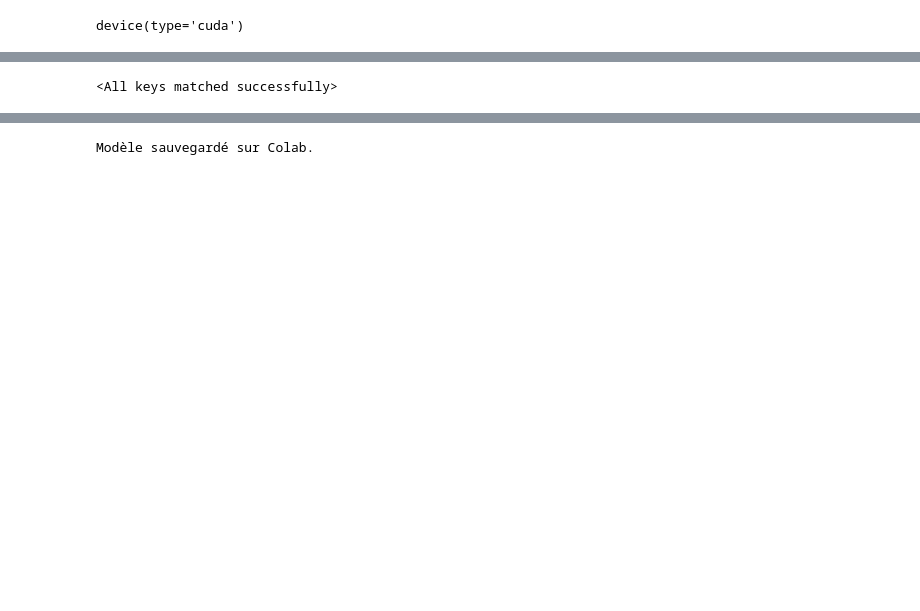
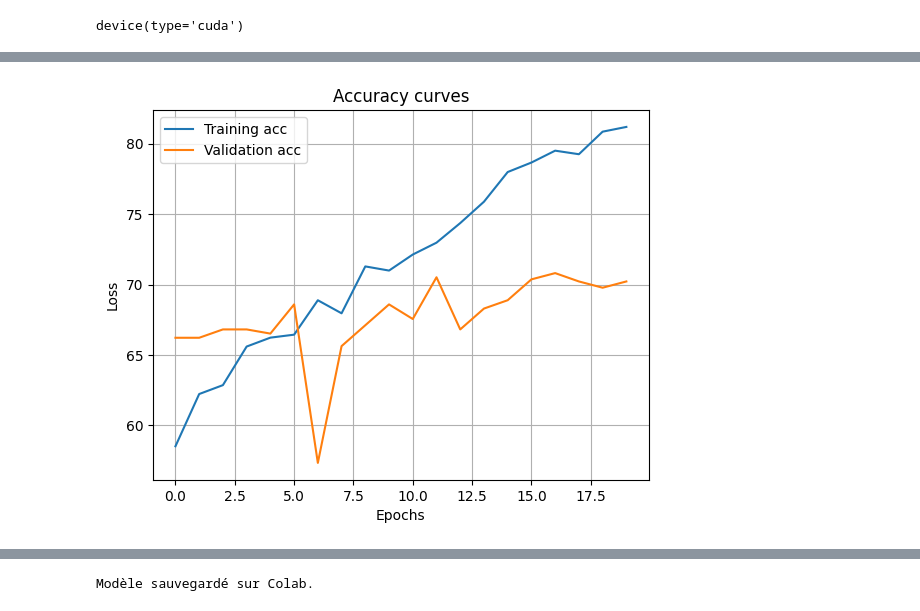
Before and after one commit to VictoorV/Breast_cancer, a Jupyter notebook: Projet_cancer_du_sein.ipynb, the cells around one changed output, grey strips where cells are left out. Cells and saved outputs as stored; diff of their text form; code cells hidden in the pictures; blank space fills up the shorter version.

```diff
--- a/Projet_cancer_du_sein.ipynb
+++ b/Projet_cancer_du_sein.ipynb
@@ -301,5 +392,11 @@ plt.show()
-# %%
-model.load_state_dict(best_model_params)
-#model.load_state_dict(last_model_params)
-# %% [output]
-<All keys matched successfully>
+# %%
+plt.plot(training_acc, label='Training acc')
+plt.plot(validation_acc, label='Validation acc')
+plt.xlabel('Epochs')
+plt.ylabel('Loss')
+plt.title("Accuracy curves")
+plt.grid()
+plt.legend()
+plt.show()
+# %% [output]
+[figure, added]
```
Also changed, not shown: parts of 37 cells of this notebook.
